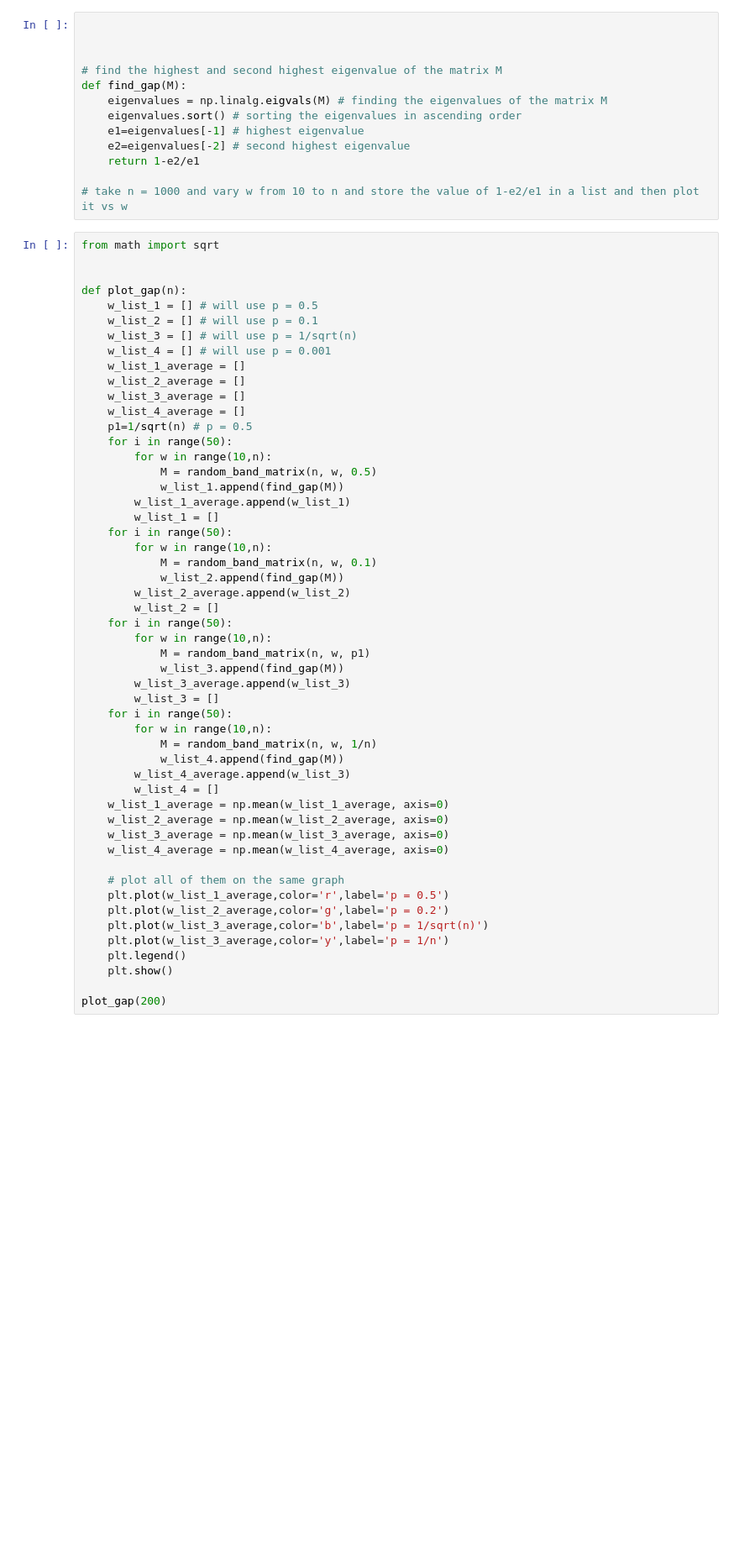
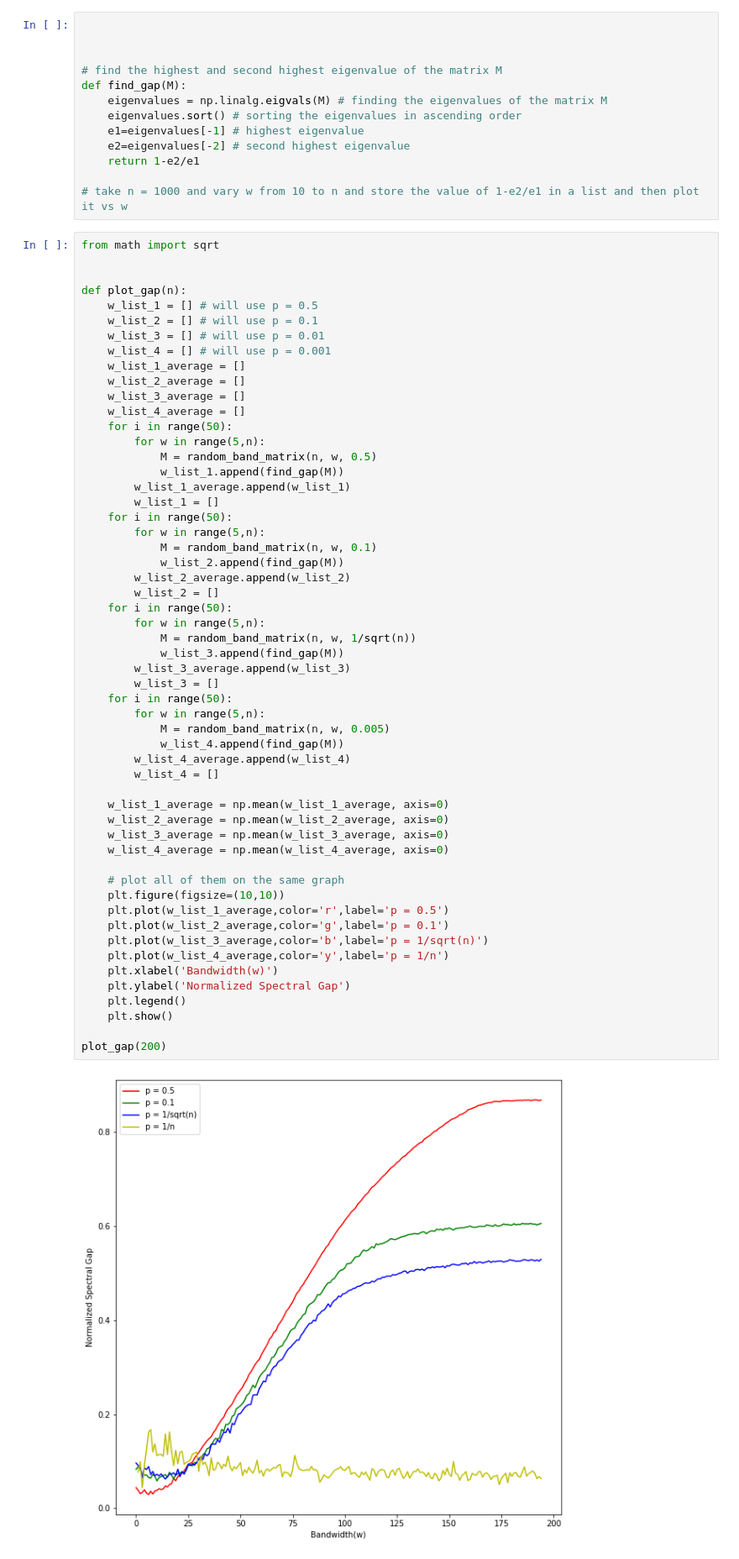
Before and after one commit to rudransh-singh/Quantum, a Jupyter notebook: randomBandMatrix/random_matrix.ipynb, the cells around one changed output. Shown: that part at 84% size. Drawn from its saved outputs; the diff is of its cells as text; blank space fills up the shorter version.

```diff
--- a/randomBandMatrix/random_matrix.ipynb
+++ b/randomBandMatrix/random_matrix.ipynb
@@ -81,48 +81,53 @@ from math import sqrt
 def plot_gap(n):
     w_list_1 = [] # will use p = 0.5
     w_list_2 = [] # will use p = 0.1
-    w_list_3 = [] # will use p = 1/sqrt(n)
+    w_list_3 = [] # will use p = 0.01
     w_list_4 = [] # will use p = 0.001
     w_list_1_average = []
     w_list_2_average = []
     w_list_3_average = []
     w_list_4_average = []
-    p1=1/sqrt(n) # p = 0.5
     for i in range(50):
-        for w in range(10,n):
+        for w in range(5,n):
             M = random_band_matrix(n, w, 0.5)
             w_list_1.append(find_gap(M))
         w_list_1_average.append(w_list_1)
         w_list_1 = []
     for i in range(50):
-        for w in range(10,n):
+        for w in range(5,n):
             M = random_band_matrix(n, w, 0.1)
             w_list_2.append(find_gap(M))
         w_list_2_average.append(w_list_2)
         w_list_2 = []
     for i in range(50):
-        for w in range(10,n):
-            M = random_band_matrix(n, w, p1)
+        for w in range(5,n):
+            M = random_band_matrix(n, w, 1/sqrt(n))
             w_list_3.append(find_gap(M))
         w_list_3_average.append(w_list_3)
         w_list_3 = []
     for i in range(50):
-        for w in range(10,n):
-            M = random_band_matrix(n, w, 1/n)
+        for w in range(5,n):
+            M = random_band_matrix(n, w, 0.005)
             w_list_4.append(find_gap(M))
-        w_list_4_average.append(w_list_3)
+        w_list_4_average.append(w_list_4)
         w_list_4 = []
+
     w_list_1_average = np.mean(w_list_1_average, axis=0)
     w_list_2_average = np.mean(w_list_2_average, axis=0)
     w_list_3_average = np.mean(w_list_3_average, axis=0)
     w_list_4_average = np.mean(w_list_4_average, axis=0)
 
     # plot all of them on the same graph
+    plt.figure(figsize=(10,10))
     plt.plot(w_list_1_average,color='r',label='p = 0.5')
-    plt.plot(w_list_2_average,color='g',label='p = 0.2')
+    plt.plot(w_list_2_average,color='g',label='p = 0.1')
     plt.plot(w_list_3_average,color='b',label='p = 1/sqrt(n)')
-    plt.plot(w_list_3_average,color='y',label='p = 1/n')
+    plt.plot(w_list_4_average,color='y',label='p = 1/n')
+    plt.xlabel('Bandwidth(w)')
+    plt.ylabel('Normalized Spectral Gap')
     plt.legend()
     plt.show()
 
 plot_gap(200)
+# %% [output]
+[figure, added]
```
